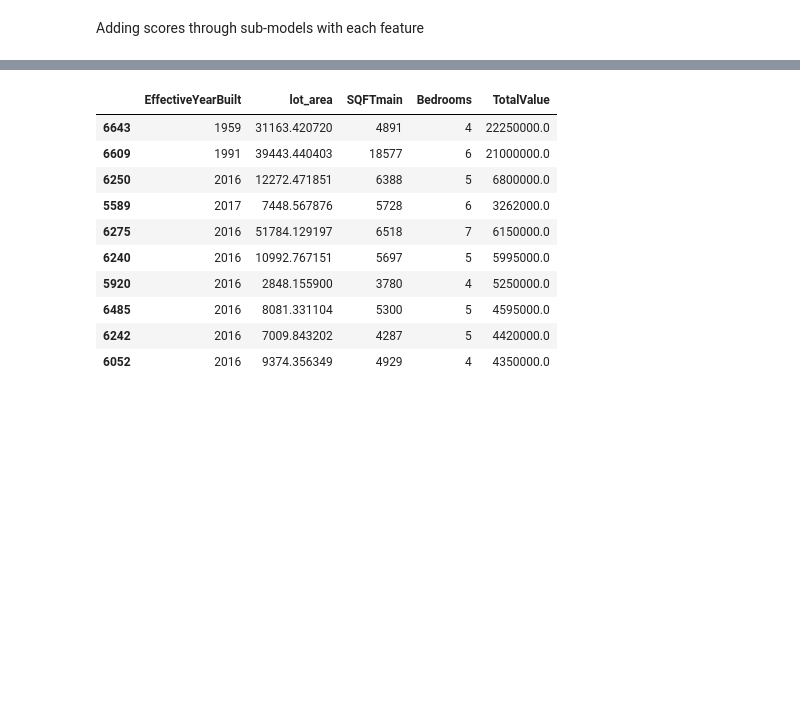
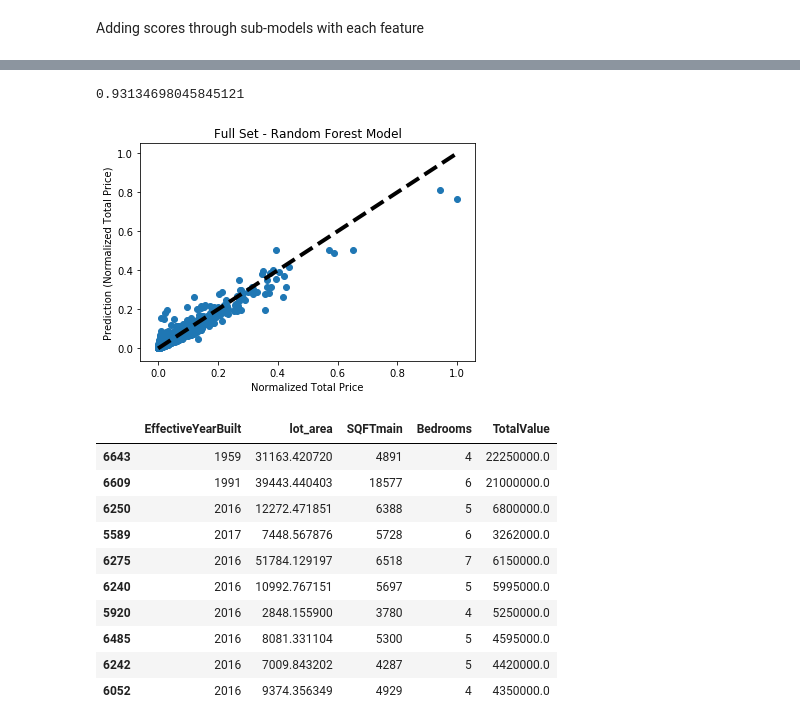
Before and after one commit to dswald/smartRE, a Jupyter notebook: sandbox/Simple Model with Integrated Dataframe/Simple Model with Integrated Dataframe.ipynb, the cells around one changed output, grey strips where cells are left out. Saved outputs shown, nothing was run; the diff lists cells and outputs as text; code cells hidden in the pictures; blank space fills up the shorter version.

Commit message:
add Model Evaluation

```diff
--- a/sandbox/Simple Model with Integrated Dataframe/Simple Model with Integrated Dataframe.ipynb
+++ b/sandbox/Simple Model with Integrated Dataframe/Simple Model with Integrated Dataframe.ipynb
@@ -263,6 +290,22 @@ rf.fit(X, Y)
 feature_importances = pd.DataFrame(rf.feature_importances_,
                                    index = X.columns,
                                     columns=['importance'])
+# %%
+rf.score(X, Y)
+# %% [output]
+0.93134698045845121
+# %%
+predictions = rf.predict(X)
+
+fig, ax = plt.subplots()
+ax.scatter(Y, predictions)
+ax.plot([Y.min(), Y.max()], [Y.min(), Y.max()], 'k--', lw=4)
+ax.set_xlabel('Normalized Total Price')
+ax.set_ylabel('Prediction (Normalized Total Price)')
+plt.title("Full Set - Random Forest Model")
+plt.show()
+# %% [output]
+[figure, added]
 # %%
 def rf_feature_score(df, feature):
     rf = RandomForestRegressor()
```
Also changed, not shown: parts of 10 cells of this notebook, 1 other file.
